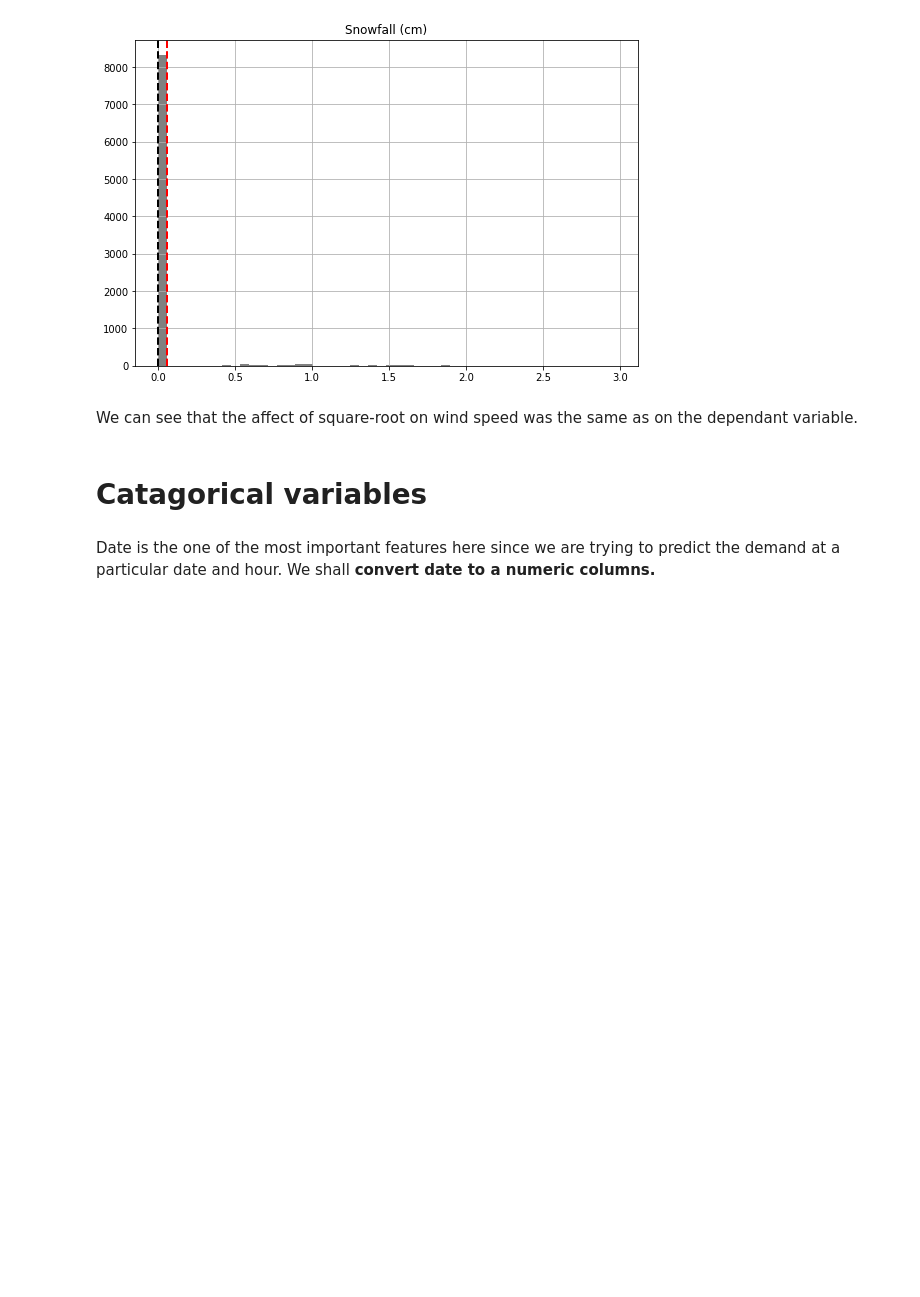
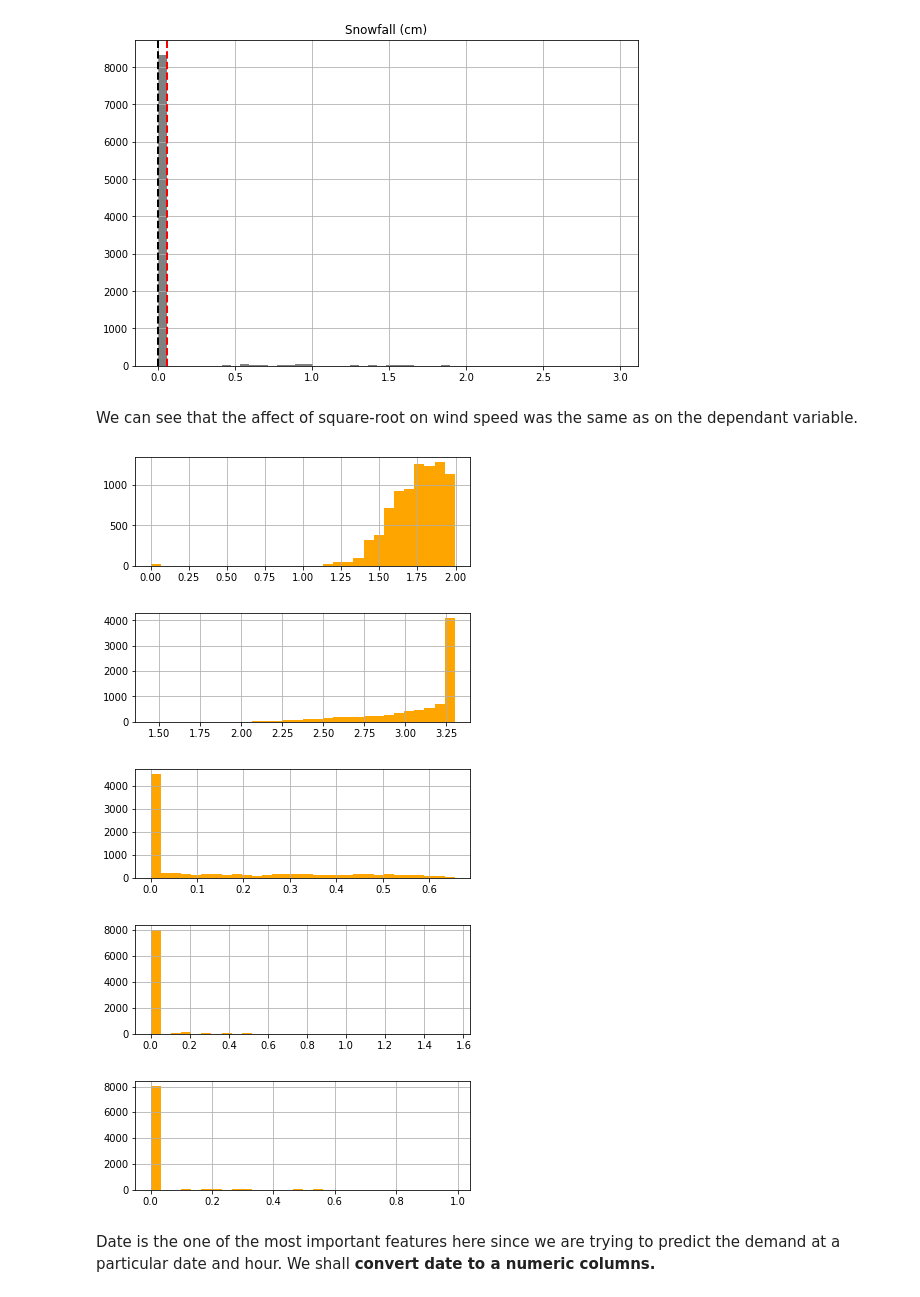
Before and after one commit to Ayushman0Singh/BikeSharingDemandPrediction, a Jupyter notebook: Bike_Sharing_Demand_Prediction_Capstone_Project.ipynb, the cells around one changed output. Cells and saved outputs as stored; diff of their text form; code cells hidden in the pictures; blank space fills up the shorter version.

```diff
--- a/Bike_Sharing_Demand_Prediction_Capstone_Project.ipynb
+++ b/Bike_Sharing_Demand_Prediction_Capstone_Project.ipynb
@@ -235,5 +240,3 @@ plt.show()
 [figure]
 # %% [markdown]
 We can see that the affect of square-root on wind speed was the same as on the dependant variable.
-# %% [markdown]
-# Catagorical variables
@@ -240,3 +245,14 @@ We can see that the affect of square-root on wind speed was the same as on the d
+# %%
+for col in skewd_columns:
+  fig = plt.figure(figsize=(6,2))
+  y = np.log10(df[col] + 1)
+  y.hist(bins=30,color = 'orange')
+# %% [output]
+[figure, added]
+[figure, added]
+[figure, added]
+[figure, added]
+[figure, added]
 # %% [markdown]
 Date is the one of the most important features here since we are trying to predict the demand at a particular date and hour. We shall **convert date to a numeric columns.**
 # %%
```
Also changed, not shown: parts of 61 cells of this notebook.
